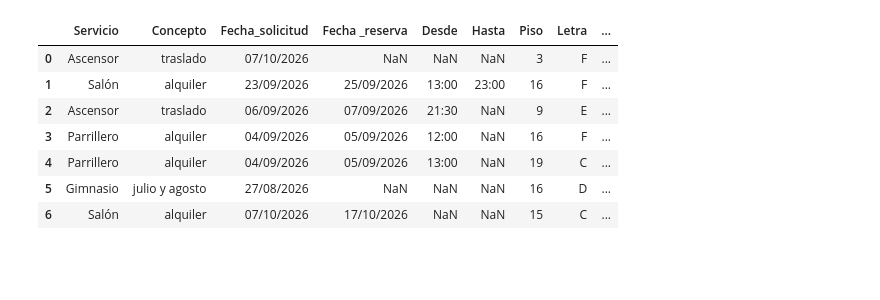
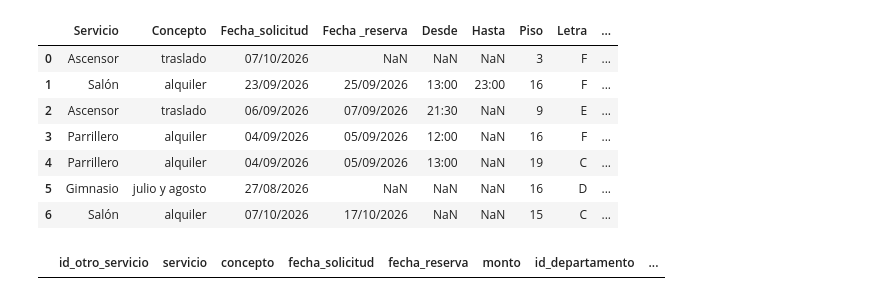
Before and after one commit to infomanProgramer/MinicondaProjects, a Jupyter notebook: Edificio Miraflores/RecibosEdifMirafloresNorte.ipynb, the cells around one changed output. Cells and saved outputs as stored; diff of their text form; code cells hidden in the pictures; blank space fills up the shorter version.

```diff
--- a/Edificio Miraflores/RecibosEdifMirafloresNorte.ipynb
+++ b/Edificio Miraflores/RecibosEdifMirafloresNorte.ipynb
@@ -66,6 +66,10 @@ df_departamentos = pd.read_sql("SELECT * FROM departamentos;", engine)
 df_departamentos = pd.read_sql("SELECT * FROM departamentos;", engine)
 df_expensas = pd.read_sql("SELECT * FROM expensas;", engine)
 df_otros_servicios = pd.read_sql("SELECT * FROM otros_servicios;", engine)
+# %%
+df_otros_servicios
+# %% [output]
+|  | id_otro_servicio | servicio | concepto | fecha_solicitud | fecha_reserva | monto | id_departamento | ... |
 # %%
 def busca_departamento_x_piso_numero(piso, numero):
     id_departamento = -1
```
Also changed, not shown: parts of 2 cells of this notebook.
